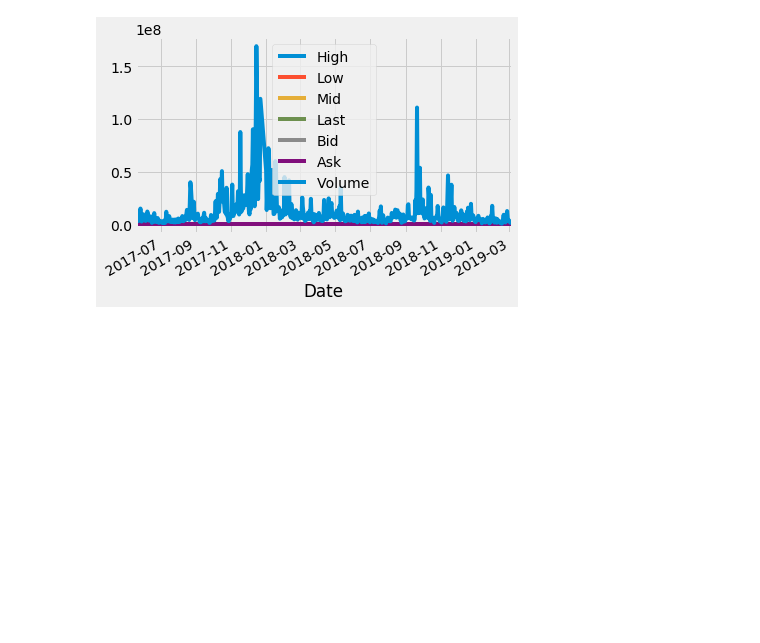
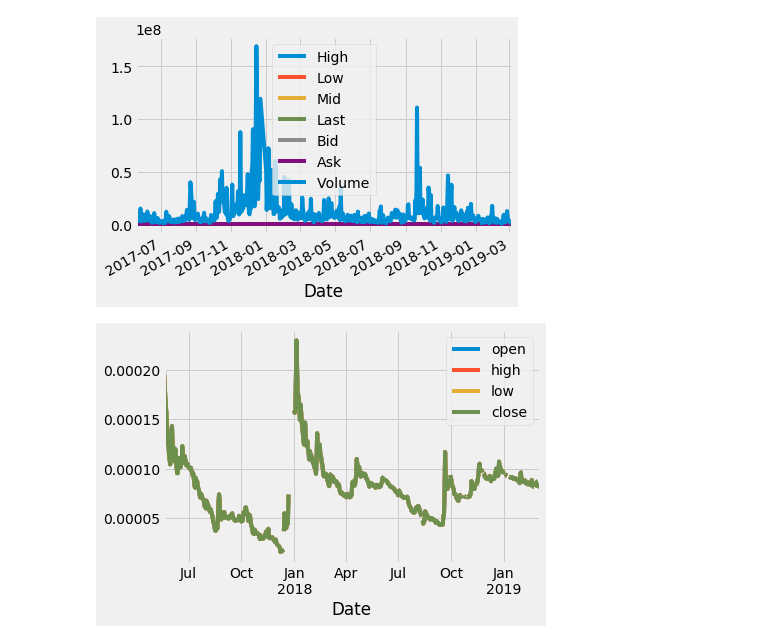
Before and after one commit to rafaelcalixto/analise-de-dados-com-python, a Jupyter notebook: ex_4/plot_graphs.ipynb, the cells around one changed output. Saved outputs shown, nothing was run; the diff lists cells and outputs as text; code cells hidden in the pictures; blank space fills up the shorter version.

```diff
--- a/ex_4/plot_graphs.ipynb
+++ b/ex_4/plot_graphs.ipynb
@@ -27,9 +27,10 @@ pyplot.show()
 # %% [output]
 [figure]
 # %%
-fig = pyplot.figure()
 ax1 = pyplot.subplot2grid((1, 1), (0, 0))
 
-resampled_df = df["High"].resample("D", how = "ohlc")
+resampled_df = df["High"].resample("D").ohlc()
 resampled_df.plot(ax = ax1, label = "OHLCV data")
 pyplot.show()
+# %% [output]
+[figure, added]
```
Also changed, not shown: parts of 1 cell of this notebook, 8 other files.
